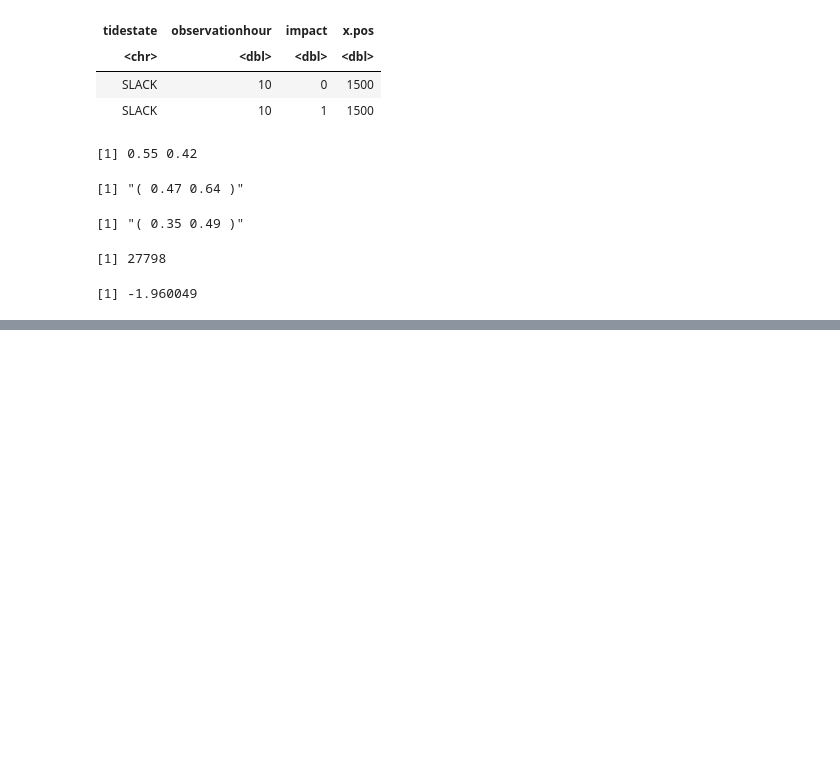
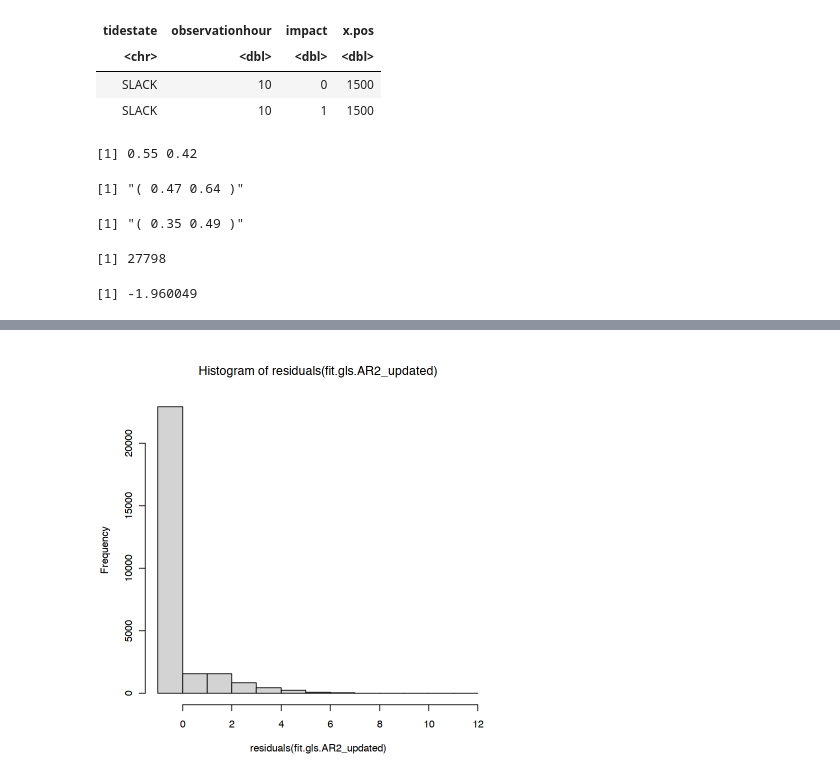
Before and after one commit to erikseulean/glm, a Jupyter notebook: glm_practical1.ipynb, the cells around one changed output, grey strips where cells are left out. Saved outputs shown, nothing was run; the diff lists cells and outputs as text; code cells hidden in the pictures; blank space fills up the shorter version.

```diff
--- a/glm_practical1.ipynb
+++ b/glm_practical1.ipynb
@@ -437,0 +458,4 @@ qt(0.05/2, nrow(EIA)-2)
+# %%
+hist(residuals(fit.gls.AR2_updated))
+# %% [output]
+[figure, added]
```
Also changed, not shown: parts of 2 cells of this notebook.
